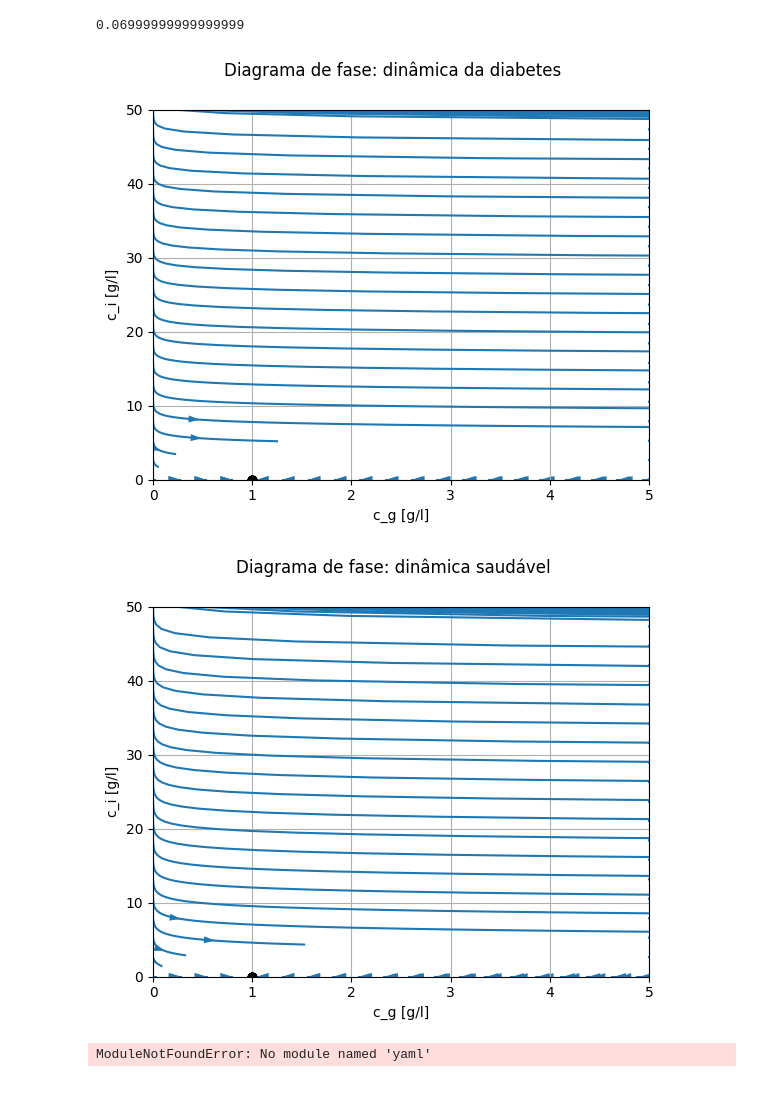
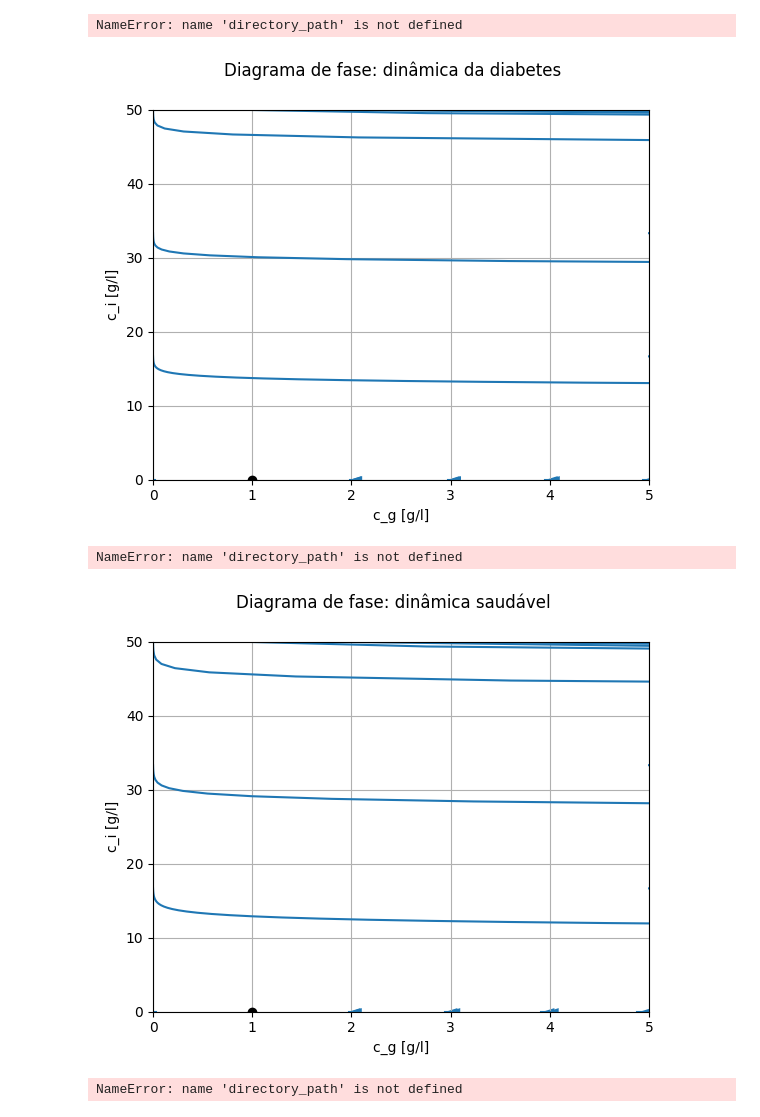
Before and after one commit to mtsz-thiago/TrabalhoDeModelagem, a Jupyter notebook: simulações.ipynb, the cells around one changed output. Drawn from its saved outputs; the diff is of its cells as text; code cells hidden in the pictures.

```diff
--- a/simulações.ipynb
+++ b/simulações.ipynb
@@ -13,4 +11,27 @@ import yaml
 import os
+# %%
+# Get the current date
+current_date = date.today().strftime("%Y-%m-%d")
+
+# Create the directory path
+directory_path = f"output/{current_date}"
+
+# Create the directory
+os.makedirs(directory_path, exist_ok=True)
+
+# # Save parametros_normais to YAML file
+# parametros_normais_file = os.path.join(directory_path, "parametros_normais.yaml")
+# with open(parametros_normais_file, "w") as file:
+#     yaml.dump(parametros_normais, file)
+
+# # Save parametros_diabetes to YAML file
+# parametros_diabetes_file = os.path.join(directory_path, "parametros_diabetes.yaml")
+# with open(parametros_diabetes_file, "w") as file:
+#     yaml.dump(parametros_diabetes, file)
+# %%
+directory_path
+# %% [output]
+NameError: name 'directory_path' is not defined
 # %%
 def getModeloMinimo(p_1: float, p_2: float, p_3: float, g_e: float, i_e: float):
 
@@ -56,8 +77,4 @@ def getModeloMinimo(p_1: float, p_2: float, p_3: float, g_e: float, i_e: float):
 # %%
 def pmol_to_gd_per_liter(pmol: float, molar_mass: float):
     return (pmol*molar_mass)/1e12
-# %%
-.42/6
-# %% [output]
-0.06999999999999999
 # %%
@@ -97,35 +106,37 @@ streamlines = ct.phase_plane_plot(dinamicaDiabetes,
                     plot_streamlines=True,
                     plot_equilpoints=True,
                     plot_vectorfield=False,
-                    plot_separatrices=False,
-                    gridtype="boxgrid",
-                    gridspec=[20,20])
+                    plot_separatrices=False)
 
 plt.suptitle(f"Diagrama de fase: dinâmica da diabetes")
 plt.ylabel("c_i [g/l]")
 plt.xlabel("c_g [g/l]")
 
 plt.show()
+
+fig.savefig(os.path.join(directory_path, "diagram_de_fase_diabtes.png"))
 # %% [output]
-[figure, old version]
+[figure, new version]
+NameError: name 'directory_path' is not defined
 # %%
 # timedata=3600,
 streamlines = ct.phase_plane_plot(dinamicaNormal,
                     pointdata=phase_plote_boundries,
                     plot_streamlines=True,
                     plot_equilpoints=True,
                     plot_vectorfield=False,
-                    plot_separatrices=False,
-                    gridtype="boxgrid",
-                    gridspec=[20,20])
+                    plot_separatrices=False)
 
 plt.suptitle(f"Diagrama de fase: dinâmica saudável")
 plt.ylabel("c_i [g/l]")
 plt.xlabel("c_g [g/l]")
 
 plt.show()
+
+fig.savefig(os.path.join(directory_path, "diagram_de_fase_normal.png"))
 # %% [output]
-[figure, old version]
+[figure, new version]
+NameError: name 'directory_path' is not defined
 # %%
 def plot_state_trajectory(reponse: ct.timeresp.TimeResponseData):
     fig = plt.figure()
@@ -157,30 +166,3 @@ current_date = date.today().strftime("%Y-%m-%d")
-# %%
-# Get the current date
-current_date = date.today().strftime("%Y-%m-%d")
-
-# Create the directory path
-directory_path = os.path.join("output/", current_date)
-
-# Create the directory
-os.makedirs(directory_path, exist_ok=True)
-
-# Create the directory path
-directory_path = os.path.join("output/", current_date)
-
-# Create the directory
-os.makedirs(directory_path, exist_ok=True)
-
-# # Save parametros_normais to YAML file
-# parametros_normais_file = os.path.join(directory_path, "parametros_normais.yaml")
-# with open(parametros_normais_file, "w") as file:
-#     yaml.dump(parametros_normais, file)
-
-# # Save parametros_diabetes to YAML file
-# parametros_diabetes_file = os.path.join(directory_path, "parametros_diabetes.yaml")
-# with open(parametros_diabetes_file, "w") as file:
-#     yaml.dump(parametros_diabetes, file)
-# %% [output]
-ModuleNotFoundError: No module named 'yaml'
 # %%
 fig = plt.figure()
 step_plots = ct.time_response_plot(responseDiabetes, overlay_traces=True, overlay_signals=True, plot_inputs=None)
```
Also changed, not shown: parts of 7 cells of this notebook, 5 other files.
